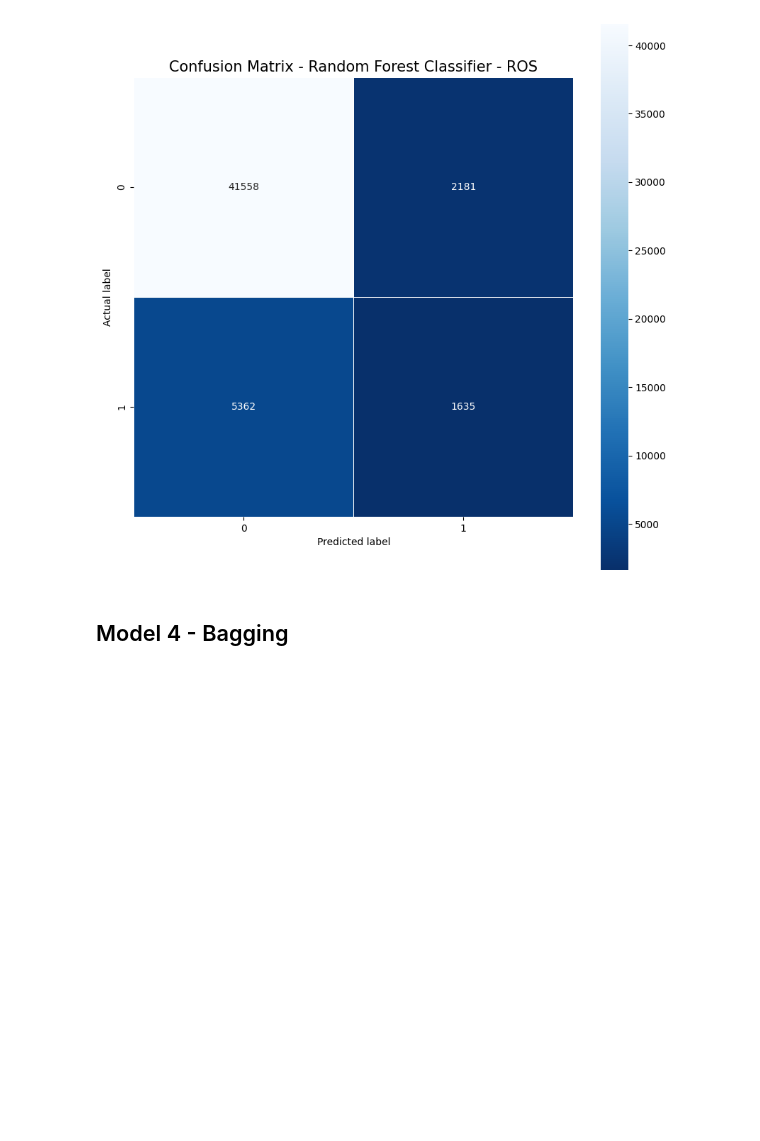
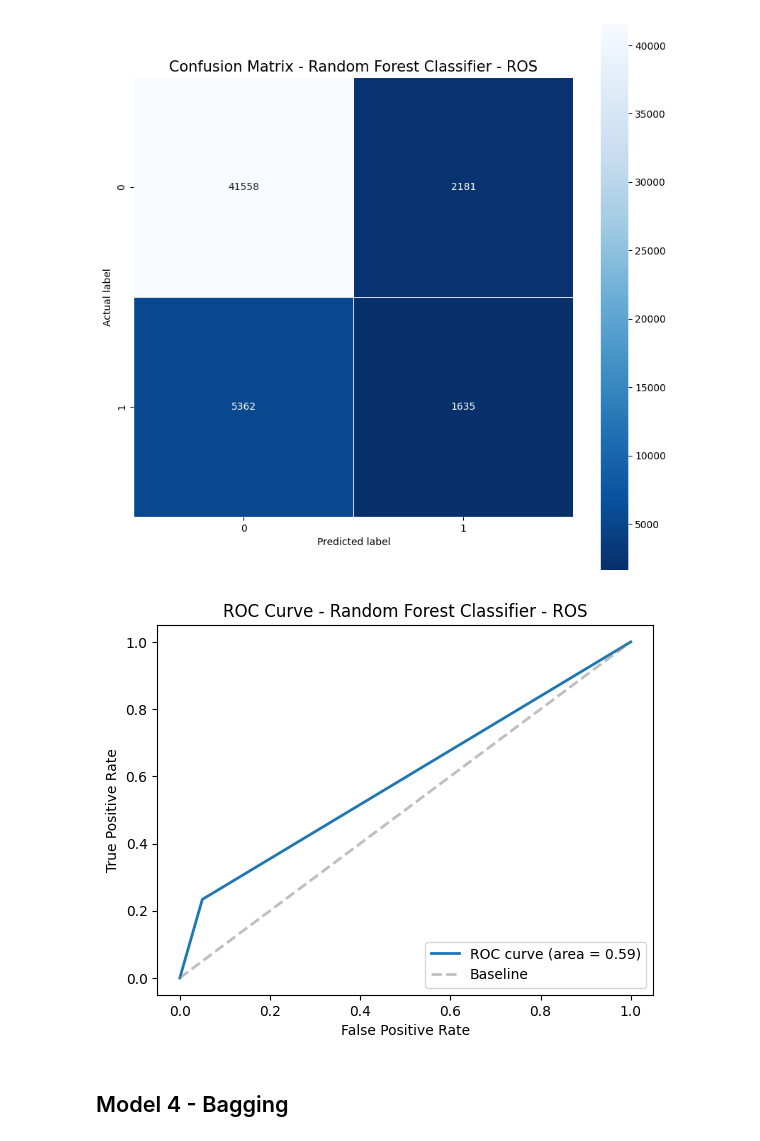
Before and after one commit to RileyLeo/Diabetes-Prediction-ML, a Jupyter notebook: notebook.ipynb, the cells around one changed output. Drawn from its saved outputs; the diff is of its cells as text; code cells hidden in the pictures; blank space fills up the shorter version.

Commit message:
update - random forest model with oversampling

```diff
--- a/notebook.ipynb
+++ b/notebook.ipynb
@@ -1167,6 +1167,10 @@ ROC AUC:  0.5919038038671994
 plot_confusion_matrix(y_test, rf_y_pred, 'Confusion Matrix - Random Forest Classifier - ROS')
 # %% [output]
 [figure]
+# %%
+plot_roc_curve(y_test, rf_y_pred, 'ROC Curve - Random Forest Classifier - ROS')
+# %% [output]
+[figure, added]
 # %% [markdown]
 ## Model 4 - Bagging
 # %%
```
